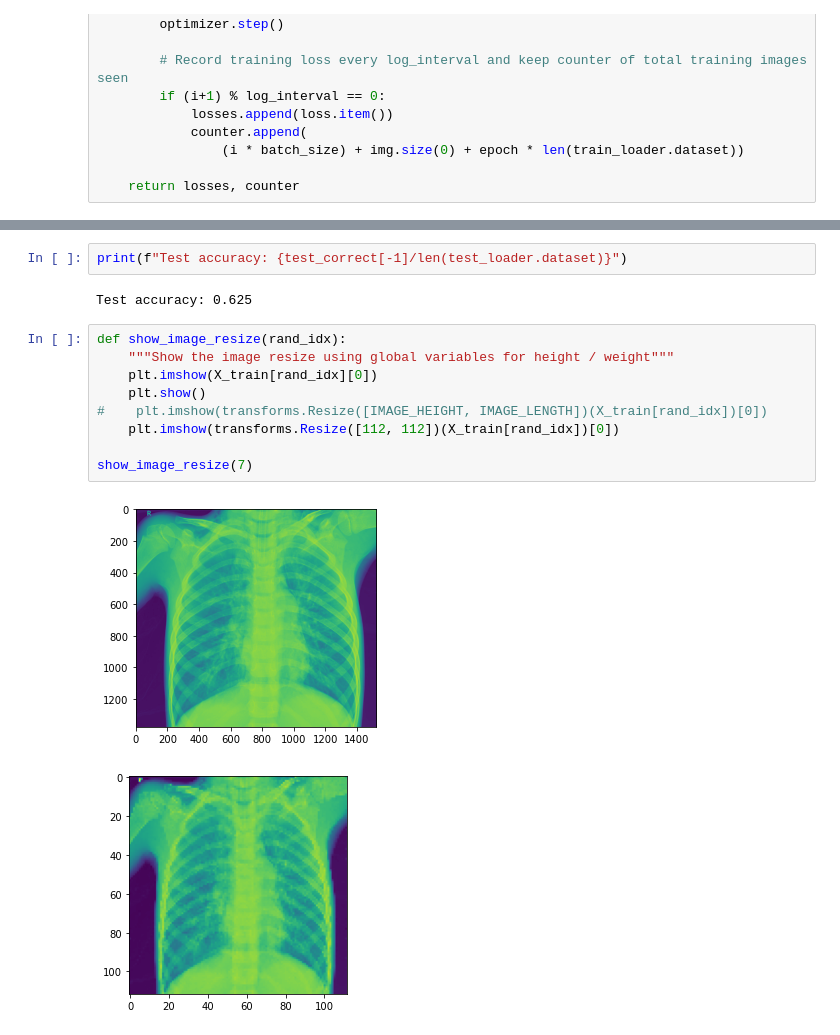
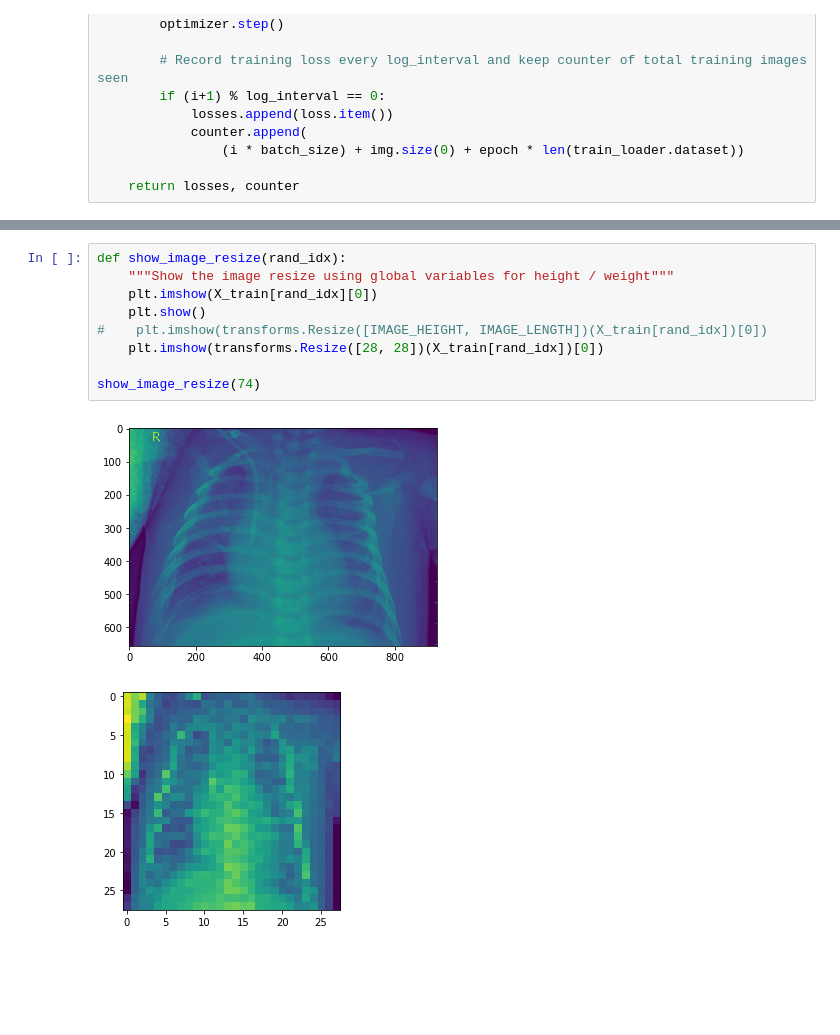
Before and after one commit to bonyejekwe/Pneumonia_Classification, a Jupyter notebook: Pnuemonia_Classification.ipynb, the cells around one changed output, grey strips where cells are left out. Drawn from its saved outputs; the diff is of its cells as text; blank space fills up the shorter version.

```diff
--- a/Pnuemonia_Classification.ipynb
+++ b/Pnuemonia_Classification.ipynb
@@ -216,19 +221,15 @@ Test accuracy: 0.625
  tensor(0.0860),
  tensor(0.0860),
  tensor(0.0860)]
-# %%
-print(f"Test accuracy: {test_correct[-1]/len(test_loader.dataset)}")
-# %% [output]
-Test accuracy: 0.625
 # %%
 def show_image_resize(rand_idx):
     """Show the image resize using global variables for height / weight"""
     plt.imshow(X_train[rand_idx][0])
     plt.show()
 #    plt.imshow(transforms.Resize([IMAGE_HEIGHT, IMAGE_LENGTH])(X_train[rand_idx])[0])
-    plt.imshow(transforms.Resize([112, 112])(X_train[rand_idx])[0])
+    plt.imshow(transforms.Resize([28, 28])(X_train[rand_idx])[0])
 
-show_image_resize(7)
+show_image_resize(74)
 # %% [output]
-[figure, old version]
+[figure, new version]
-[figure, old version]
+[figure, new version]
```
Also changed, not shown: parts of 8 cells of this notebook.
